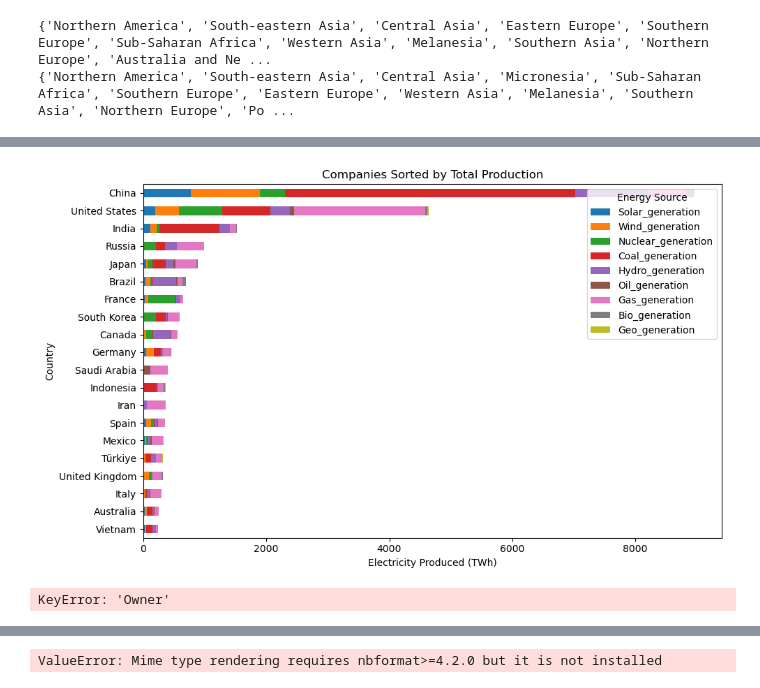
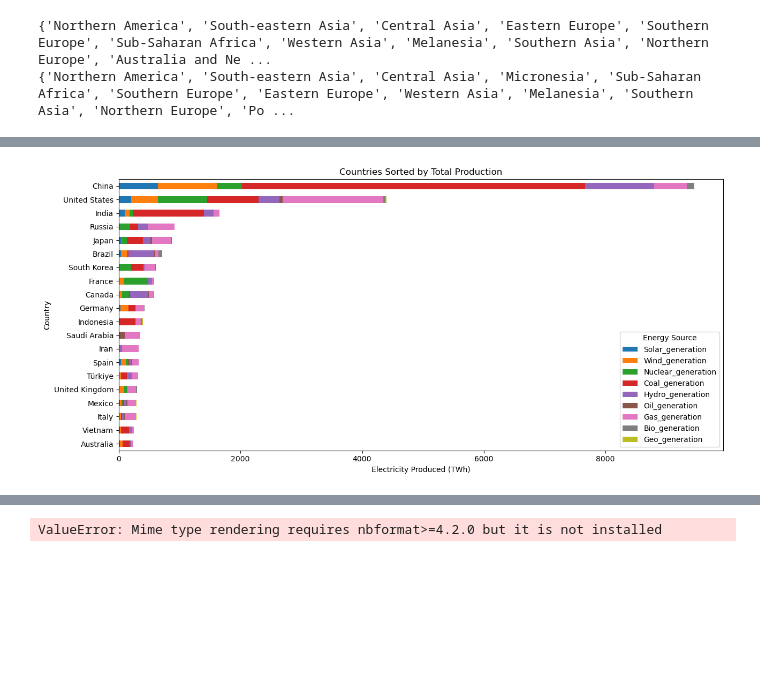
Before and after one commit to bjarturingvason/Nordea-case-ATA, a Jupyter notebook: By_country.ipynb, the cells around one changed output, grey strips where cells are left out. Drawn from its saved outputs; the diff is of its cells as text; code cells hidden in the pictures; blank space fills up the shorter version.

```diff
--- a/By_country.ipynb
+++ b/By_country.ipynb
@@ -283,17 +153,14 @@ OilGas_df = pd.concat([df_over, df_under], ignore_index=True)
 Active_OilGas_df = OilGas_df[OilGas_df['Status'] == 'operating']
 Active_OilGas_df.rename(columns={'Country/Area': 'Country'}, inplace=True)
 
-# gas‐containing rows
-df_gas = Active_OilGas_df[Active_OilGas_df['Fuel'].str.contains('gas', case=False, na=False)].copy()
-# everything else
-df_oil = Active_OilGas_df[~Active_OilGas_df['Fuel'].str.contains('gas', case=False, na=False)].copy()
+Active_Gas_df = Active_OilGas_df[Active_OilGas_df['Fuel'].str.contains('gas', case=False, na=False)].copy()
+Active_Oil_df = Active_OilGas_df[~Active_OilGas_df['Fuel'].str.contains('gas', case=False, na=False)].copy()
 
 # Optionally, group by owner to get total attributed capacity per company
-Oil_capacity_by_Country = df_oil.groupby("Country")["Capacity (MW)"].sum().reset_index()
-Gas_capacity_by_Country = df_gas.groupby("Country")["Capacity (MW)"].sum().reset_index()
+Oil_capacity_by_Country = make_capacity_by_country(Active_Oil_df, "Oil")
+Gas_capacity_by_Country = make_capacity_by_country(Active_Gas_df, "Gas")
 
-
-Oil_capacity_by_Country.sort_values('Capacity (MW)')
+Oil_capacity_by_Country
 # %% [output]
 A value is trying to be set on a copy of a slice from a DataFrame
 
@@ -321,12 +187,10 @@ Active_Solar_df = Solar_df[Solar_df['Status'] == 'operating']
 Active_Solar_df.rename(columns={'Country/Area': 'Country'}, inplace=True)
 
 
-
-# Optionally, group by owner to get total attributed capacity per company
-Solar_capacity_by_Country = Active_Solar_df.groupby("Country")["Capacity (MW)"].sum().reset_index()
+Solar_capacity_by_Country = make_capacity_by_country(Active_Solar_df, "Solar")
 
 # Display the result
-sum(Solar_capacity_by_Country['Capacity (MW)'])
+sum(Solar_capacity_by_Country['Solar_capacity'])
 # %% [output]
 A value is trying to be set on a copy of a slice from a DataFrame
 
@@ -557,56 +349,34 @@ plot_cols = [
     "Oil_generation",
     "Gas_generation",
     "Bio_generation",
     "Geo_generation",
 ]
 
 # grab only your data rows
 df_plot = df_merged_sorted.iloc[:20].copy()
 
 # -----------------------------------------------------------------------------
 # 1) SORT BY TOTAL PRODUCTION
 # -----------------------------------------------------------------------------
 # compute a helper “Total” column
 df_plot["Total"] = df_plot[plot_cols].sum(axis=1)
 
 # sort by that total
 df_total = df_plot.sort_values("Total")
 
 # now plot (pandas will ignore “Total” if you only pass y=plot_cols)
 ax = df_total.plot(
     kind="barh",
     x="Country",
     y=plot_cols,
     stacked=True,
-    figsize=(10, 6),
+    figsize=(13, 6),
 )
 ax.set_xlabel("Electricity Produced (TWh)")
-ax.set_title("Companies Sorted by Total Production")
-ax.legend(title="Energy Source", loc="upper right")
-plt.tight_layout()
-plt.show()
-
-# -----------------------------------------------------------------------------
-# 2) SORT BY A SPECIFIC PRODUCTION METHOD
-# -----------------------------------------------------------------------------
-# pick whichever column you like—e.g. Solar_generation
-method = "Coal_generation"
-
-# sort by that one column
-df_method = df_plot.sort_values(method)
-
-ax = df_method.plot(
-    kind="barh",
-    x="Owner",
-    y=plot_cols,
-    stacked=True,
-    figsize=(10, 6),
-)
-ax.set_xlabel("Electricity Produced (TWh)")
-ax.set_title(f"Companies Sorted by {method.replace('_',' ').title()}")
+ax.set_title("Countries Sorted by Total Production")
 ax.legend(title="Energy Source", loc="lower right")
 plt.tight_layout()
+plt.savefig('Figures/Countries_sorted_production.png')
 plt.show()
 # %% [output]
-[figure, old version]
+[figure, new version]
-KeyError: 'Owner'
```
Also changed, not shown: parts of 24 cells of this notebook, 4 other files.
